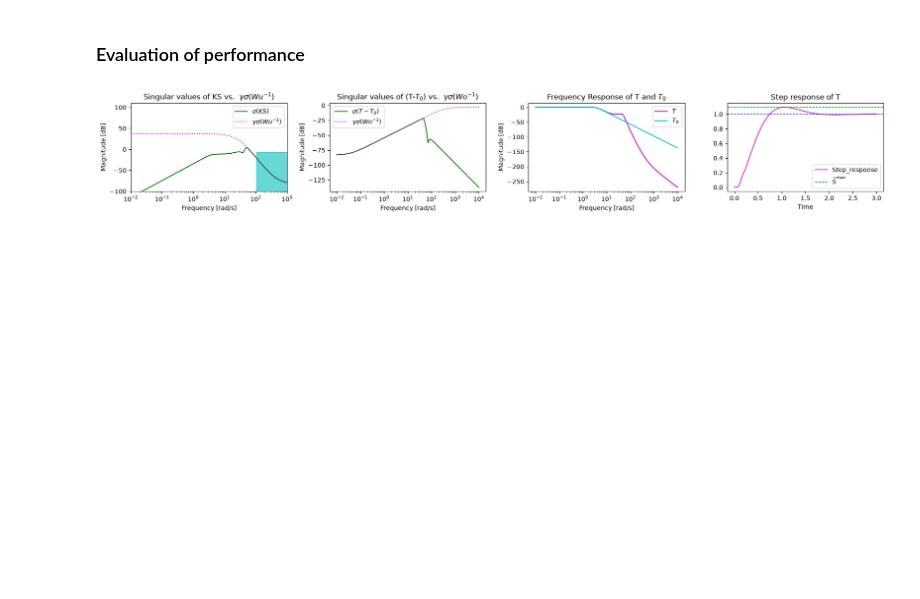
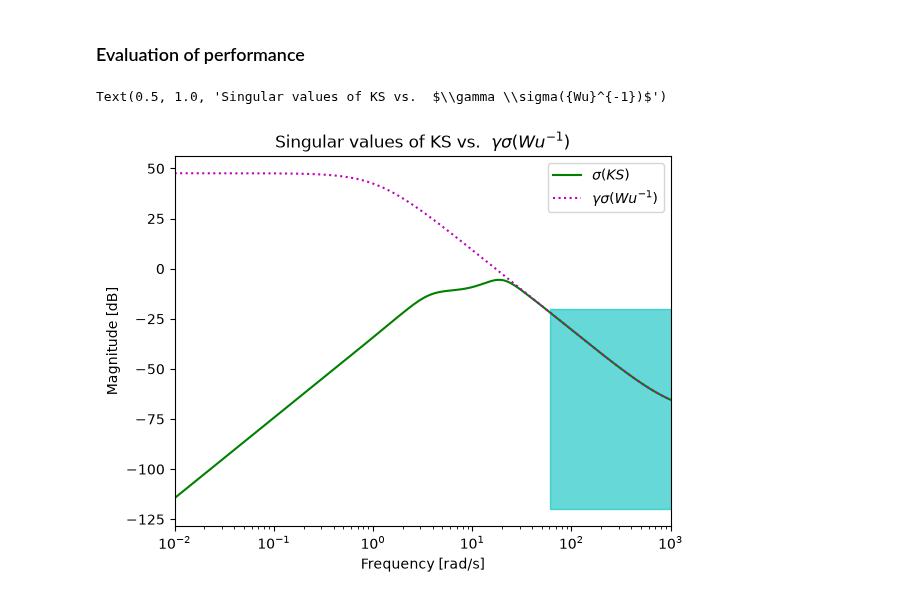
Before and after one commit to giannibi/rpc-scripts, a Jupyter notebook: examples/Part4/05 Hinfinity_ModelMatch.ipynb, the cells around one changed output. Saved outputs shown, nothing was run; the diff lists cells and outputs as text; code cells hidden in the pictures; blank space fills up the shorter version.

```diff
--- a/examples/Part4/05 Hinfinity_ModelMatch.ipynb
+++ b/examples/Part4/05 Hinfinity_ModelMatch.ipynb
@@ -149,8 +151,18 @@ Model matching weight $W_o$. Since we want to match the transient, it is necessa
 # %%
-# Weight on matching
+# Weight on matching error
+# Compute the desired closed-loop bandwidth
+B3 = 3/0.6
 Mo = 10
-wbo = 10*wn
+wbo = 35*B3
 epso = 1e-3
 Wo = ct.ss(rb.weightS(wbo,Mo,epso,1))
+Wo_inv = rb.invss(Wo)
+# %%
+# Weight on KS (command sensitivity)
+M_u = 1000
+eps = 0.001
+wbc = 9.5*wn
+Wu = 4*ct.ss(rb.weightU(wbc, M_u,eps,2))
+Wu_inv = rb.invss(Wu)
 # %%
 # Singular values of weights
@@ -207,61 +224,19 @@ display("gamma:", gamma)
 # %% [markdown]
 ### Evaluation of performance
 # %%
-# Complementary function of nominal plant and matching
-fig, axes = plt.subplots(1, 4, figsize=(18, 3))
-#1) KS vs gamma*sigma1(Wu^-1)
-# Ks on input command
-S = ct.feedback(1, Pc * K_c)
+# KS vs gamma*sigma1(Wu^-1)
+S = ct.feedback(1, P * K_c)
 KS_sv = rb.sigma(K_c * S, omega)
 
-Wu = ct.ss(rb.weightU(wbc, M_u, eps,5))
-Wu_inv = rb.invss(Wu)
 Wuinv_sv = rb.sigma(Wu_inv, omega) * gamma
-axes[0].semilogx(omega, 20 * np.log10(KS_sv), 'g', label=r'$\sigma(KS)$')
-axes[0].semilogx(omega, 20 * np.log10(Wuinv_sv), 'm:', label=r'$\gamma \sigma({Wu}^{-1})$')
-axes[0].fill_between(omega, -6, -120, where=(omega > 100), color='c', alpha=0.6)
-axes[0].set_ylim([-100,110])
-axes[0].set_xlim([1e-2,1e3])
-axes[0].set_ylabel('Magnitude [dB]')
-axes[0].set_xlabel('Frequency [rad/s]')
-axes[0].legend()
-axes[0].set_title(r'Singular values of KS vs.  $\gamma \sigma({Wu}^{-1})$')
-
-#2) T-T0 vs gamma*sigma1(Wo^-1)
-T = ct.feedback(Pc * K_c)
-matching = T-T_0
-match_sv = rb.sigma(matching, omega)
-
-Wo = ct.ss(rb.weightS(wbo, Mo, epso,1))
-Wo_inv = rb.invss(Wo)
-Woinv_sv = rb.sigma(Wo_inv, omega) * gamma
-axes[1].semilogx(omega, 20 * np.log10(match_sv), 'g', label=r'$\sigma(T-T_0)$')
-axes[1].semilogx(omega, 20 * np.log10(Woinv_sv), 'm:', label=r'$\gamma \sigma({Wo}^{-1})$')
-axes[1].set_ylabel('Magnitude [dB]')
-axes[1].set_xlabel('Frequency [rad/s]')
-axes[1].legend()
-axes[1].set_title(r'Singular values of (T-$T_0$) vs.  $\gamma \sigma({Wo}^{-1})$')
-
-#3) Frequency response comparison between T and T0
-m1, p1, _ = T.frequency_response(omega)
-m2, p2, _ = T_0.frequency_response(omega)
-
-axes[2].semilogx(omega, 20 * np.log10(m1), 'm', label=r'$T$')
-axes[2].semilogx(omega, 20 * np.log10(m2), 'c', label=r'$T_0$')
-axes[2].set_ylabel('Magnitude [dB]')
-axes[2].set_xlabel('Frequency [rad/s]')
-axes[2].legend()
-axes[2].set_title(r'Frequency Response of T and $T_0$')
-
-t, step_ = ct.step_response(T, np.linspace(0, 3, 1000))
-axes[3].plot(t, step_, label="Step_response", linewidth=1.2, color='m')
-axes[3].axhline(y=1, color='b', linestyle='--', linewidth=1, label="")
-axes[3].axhline(y=1.1, color='g', linestyle='--', linewidth=1, label=r"$\hat{S}^{max}$")
-axes[3].set_xlabel("Time")
-axes[3].set_title(r'Step response of T')
-axes[3].legend()
-
-plt.tight_layout()
-plt.show()
+plt.semilogx(omega, 20 * np.log10(KS_sv), 'g', label=r'$\sigma(KS)$')
+plt.semilogx(omega, 20 * np.log10(Wuinv_sv), 'm:', label=r'$\gamma \sigma({Wu}^{-1})$')
+plt.fill_between(omega, -20, -120, where=(omega > 60), color='c', alpha=0.6)
+plt.xlim([1e-2,1e3])
+plt.ylabel('Magnitude [dB]')
+plt.xlabel('Frequency [rad/s]')
+plt.legend()
+plt.title(r'Singular values of KS vs.  $\gamma \sigma({Wu}^{-1})$')
 # %% [output]
+Text(0.5, 1.0, 'Singular values of KS vs.  $\\gamma \\sigma({Wu}^{-1})$')
-[figure, old version]
+[figure, new version]
```
Also changed, not shown: parts of 15 cells of this notebook, 3 other files.
